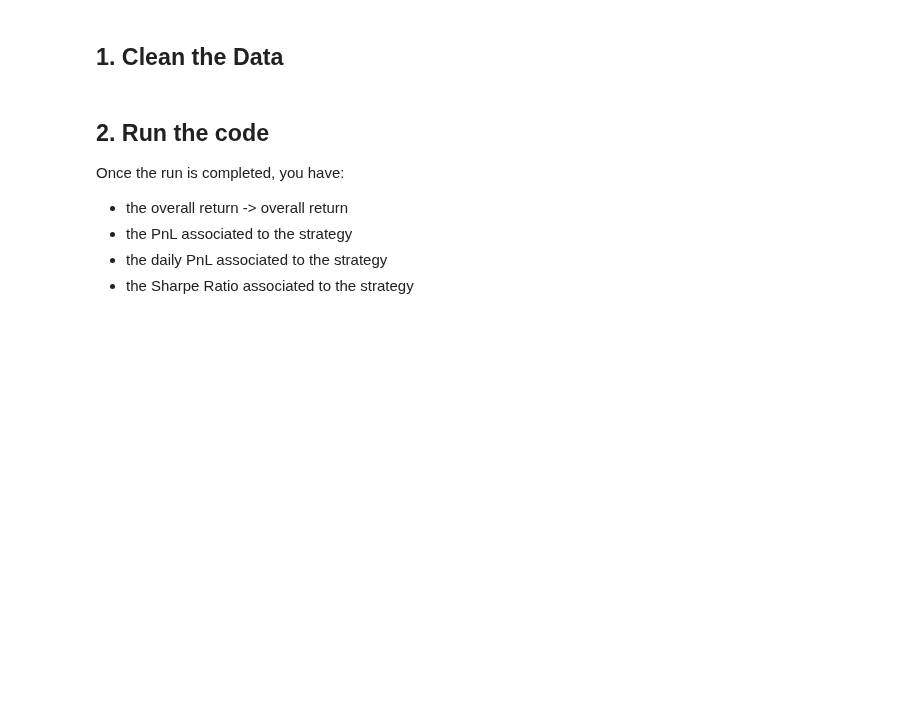
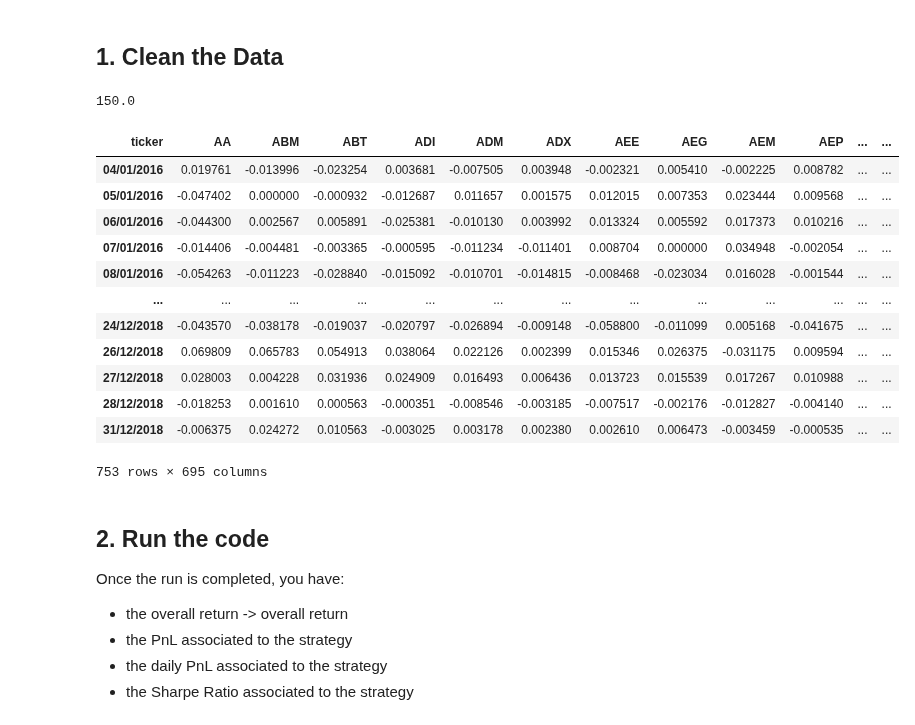
Before and after one commit to MohamedKeteb/Portfolio_clustering_project, a Jupyter notebook: Code/Pipeline.ipynb, the cells around one changed output. Saved outputs shown, nothing was run; the diff lists cells and outputs as text; code cells hidden in the pictures; blank space fills up the shorter version.

```diff
--- a/Code/Pipeline.ipynb
+++ b/Code/Pipeline.ipynb
@@ -17,6 +17,26 @@ df.columns = pd.to_datetime(df.columns.str[1:], format='%Y%m%d').strftime('%d/%m
 df_cleaned = df.fillna(0) # Utilisez la méthode fillna(0) pour remplacer les NaN par 0
 
 df_cleaned = df_cleaned.transpose() ## WE WANT COLUMNS TO BE VECTOR OF RETURN FOR A GIVEN TICKER
+# %%
+(4771 - 4021)/5
+# %% [output]
+150.0
+# %%
+df_cleaned.iloc[4021:4774, :]
+# %% [output]
+| ticker | AA | ABM | ABT | ADI | ADM | ADX | AEE | AEG | AEM | AEP | ... | ... |
+| 04/01/2016 | 0.019761 | -0.013996 | -0.023254 | 0.003681 | -0.007505 | 0.003948 | -0.002321 | 0.005410 | -0.002225 | 0.008782 | ... | ... |
+| 05/01/2016 | -0.047402 | 0.000000 | -0.000932 | -0.012687 | 0.011657 | 0.001575 | 0.012015 | 0.007353 | 0.023444 | 0.009568 | ... | ... |
+| 06/01/2016 | -0.044300 | 0.002567 | 0.005891 | -0.025381 | -0.010130 | 0.003992 | 0.013324 | 0.005592 | 0.017373 | 0.010216 | ... | ... |
+| 07/01/2016 | -0.014406 | -0.004481 | -0.003365 | -0.000595 | -0.011234 | -0.011401 | 0.008704 | 0.000000 | 0.034948 | -0.002054 | ... | ... |
+| 08/01/2016 | -0.054263 | -0.011223 | -0.028840 | -0.015092 | -0.010701 | -0.014815 | -0.008468 | -0.023034 | 0.016028 | -0.001544 | ... | ... |
+| ... | ... | ... | ... | ... | ... | ... | ... | ... | ... | ... | ... | ... |
+| 24/12/2018 | -0.043570 | -0.038178 | -0.019037 | -0.020797 | -0.026894 | -0.009148 | -0.058800 | -0.011099 | 0.005168 | -0.041675 | ... | ... |
+| 26/12/2018 | 0.069809 | 0.065783 | 0.054913 | 0.038064 | 0.022126 | 0.002399 | 0.015346 | 0.026375 | -0.031175 | 0.009594 | ... | ... |
+| 27/12/2018 | 0.028003 | 0.004228 | 0.031936 | 0.024909 | 0.016493 | 0.006436 | 0.013723 | 0.015539 | 0.017267 | 0.010988 | ... | ... |
+| 28/12/2018 | -0.018253 | 0.001610 | 0.000563 | -0.000351 | -0.008546 | -0.003185 | -0.007517 | -0.002176 | -0.012827 | -0.004140 | ... | ... |
+| 31/12/2018 | -0.006375 | 0.024272 | 0.010563 | -0.003025 | 0.003178 | 0.002380 | 0.002610 | 0.006473 | -0.003459 | -0.000535 | ... | ... |
+753 rows × 695 columns
 # %% [markdown]
 ## 2. Run the code
 
```
Also changed, not shown: parts of 3 cells of this notebook, 1 other file.
